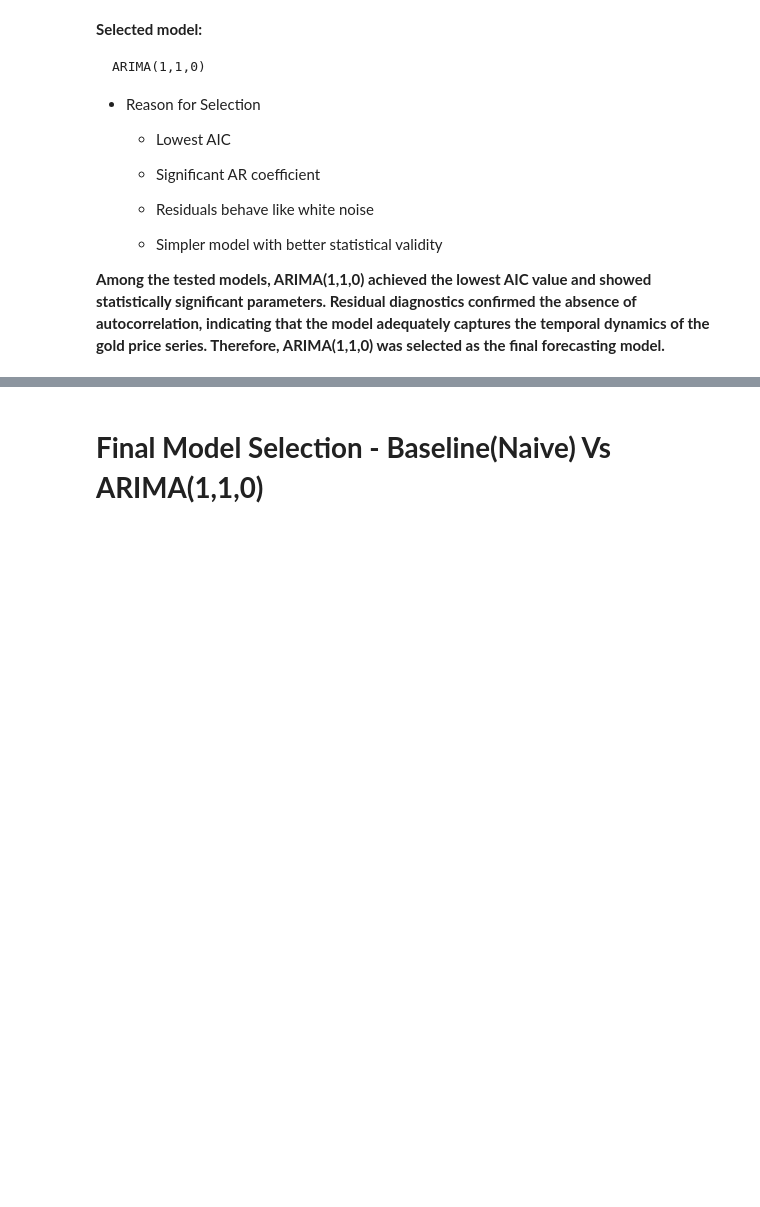
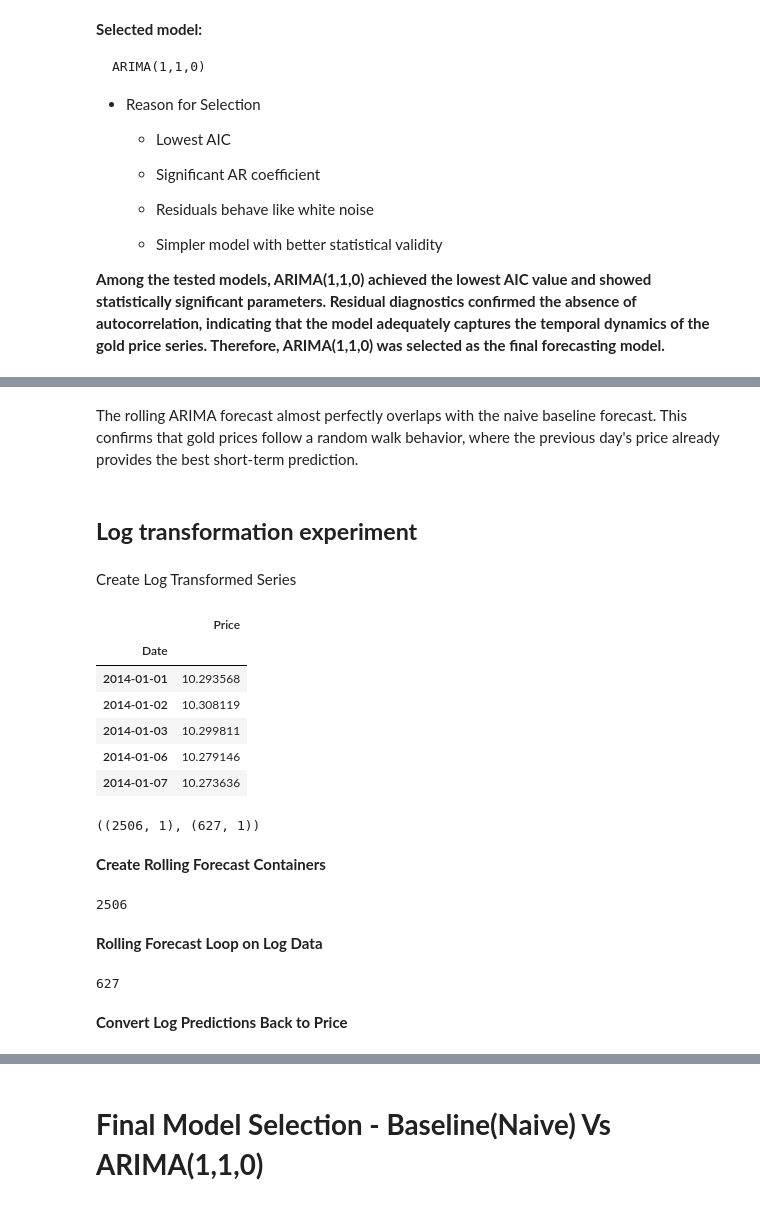
Before and after one commit to Sagarjain93/Machine-Learning-Portfolio, a Jupyter notebook: 03_ML_Practice/Gold_Price_Prediction_Forecasting/03_notebook/05_modelling.ipynb, the cells around one changed output, grey strips where cells are left out. Drawn from its saved outputs; the diff is of its cells as text; code cells hidden in the pictures; blank space fills up the shorter version.

```diff
--- a/03_ML_Practice/Gold_Price_Prediction_Forecasting/03_notebook/05_modelling.ipynb
+++ b/03_ML_Practice/Gold_Price_Prediction_Forecasting/03_notebook/05_modelling.ipynb
@@ -2353,0 +2460,27 @@ ARIMA(1,1,0)
+# %% [markdown]
+The rolling ARIMA forecast almost perfectly overlaps with the naive baseline forecast. This confirms that gold prices follow a random walk behavior, where the previous day's price already provides the best short-term prediction.
+# %% [markdown]
+## **Log transformation experiment**
+# %% [markdown]
+Create Log Transformed Series
+# %%
+log_gold_price = np.log(gold_price)
+
+log_gold_price.head()
+# %% [output]
+|  | Price |
+| Date |  |
+| 2014-01-01 | 10.293568 |
+| 2014-01-02 | 10.308119 |
+| 2014-01-03 | 10.299811 |
+| 2014-01-06 | 10.279146 |
+| 2014-01-07 | 10.273636 |
+# %%
+log_train = log_gold_price.iloc[:split_index]
+log_test = log_gold_price.iloc[split_index:]
+
+log_train.shape, log_test.shape
+# %% [output]
+((2506, 1), (627, 1))
+# %% [markdown]
+**Create Rolling Forecast Containers**
@@ -2353,0 +2490,6 @@ ARIMA(1,1,0)
+# %%
+len(log_history)
+# %% [output]
+2506
+# %% [markdown]
+**Rolling Forecast Loop on Log Data**
@@ -2353,0 +2508,6 @@ ARIMA(1,1,0)
+# %%
+len(log_predictions)
+# %% [output]
+627
+# %% [markdown]
+**Convert Log Predictions Back to Price**
```
Also changed, not shown: parts of 28 cells of this notebook.
